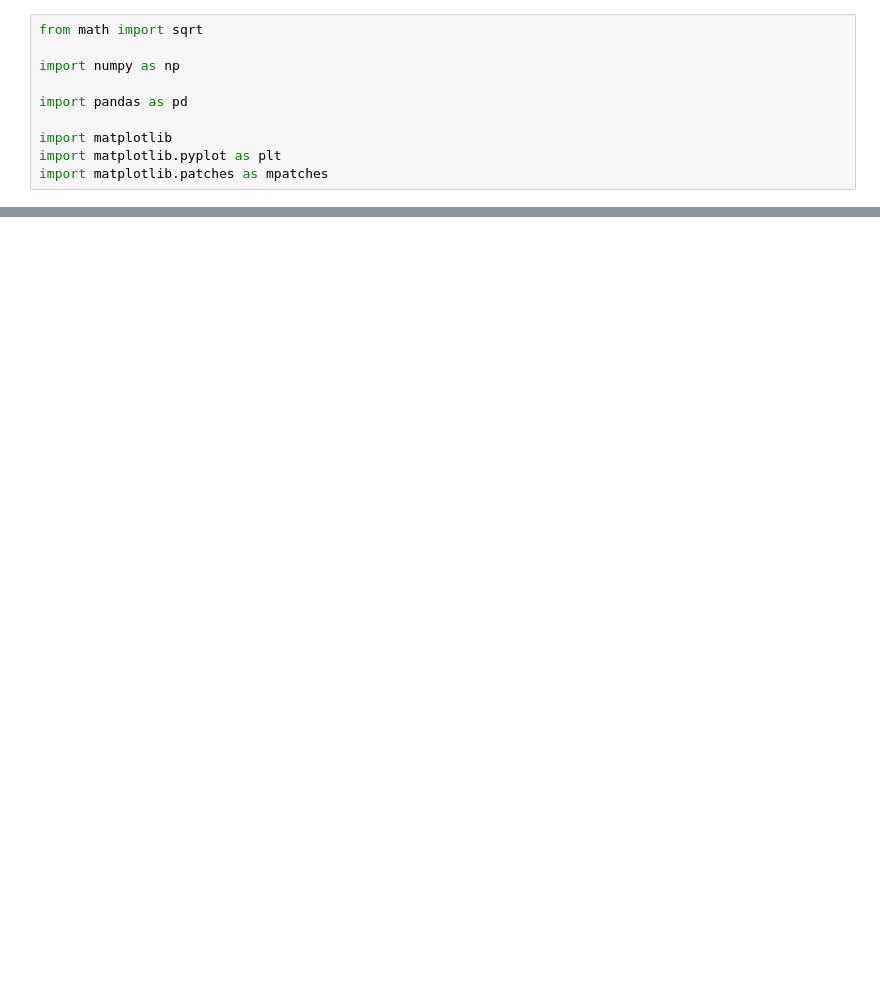
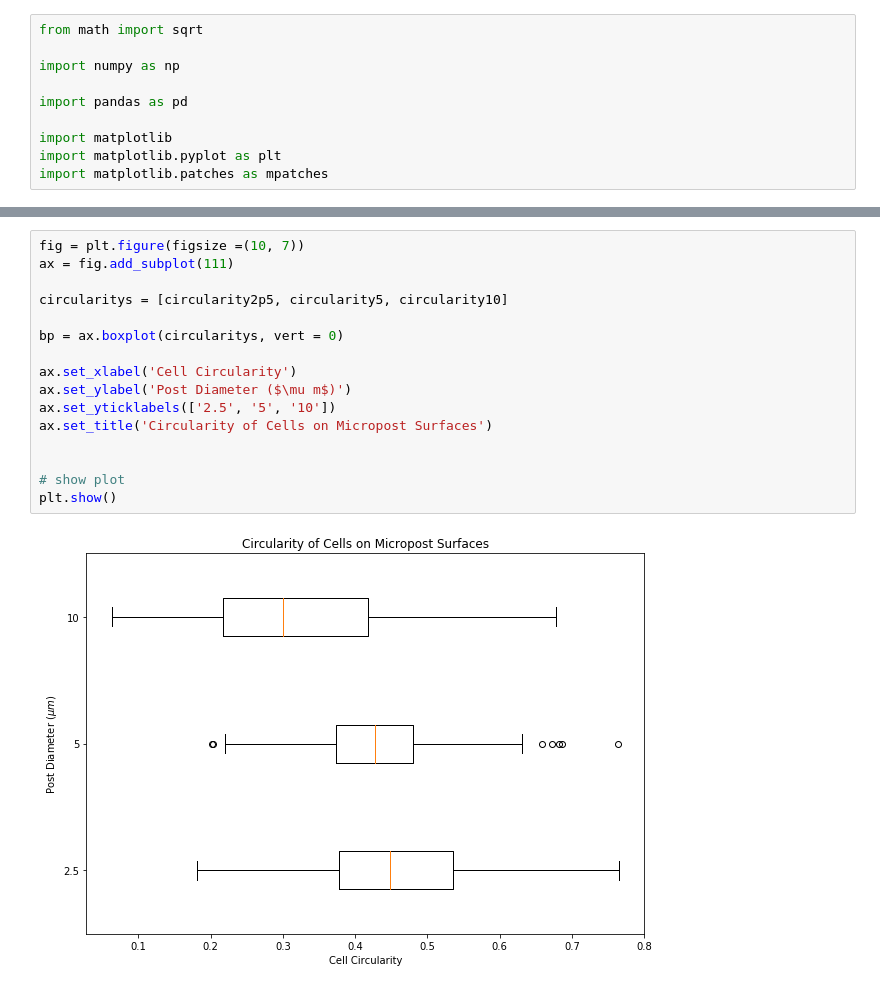
Before and after one commit to caromccue/CellML, a Jupyter notebook: notebooks/Plotting cell properties.ipynb, the cells around one changed output, grey strips where cells are left out. Saved outputs shown, nothing was run; the diff lists cells and outputs as text; blank space fills up the shorter version.

```diff
--- a/notebooks/Plotting cell properties.ipynb
+++ b/notebooks/Plotting cell properties.ipynb
@@ -73,0 +122,18 @@ plt.show()
+# %%
+fig = plt.figure(figsize =(10, 7))
+ax = fig.add_subplot(111)
+
+circularitys = [circularity2p5, circularity5, circularity10]
+
+bp = ax.boxplot(circularitys, vert = 0)
+
+ax.set_xlabel('Cell Circularity')
+ax.set_ylabel('Post Diameter ($\mu m$)')
+ax.set_yticklabels(['2.5', '5', '10'])
+ax.set_title('Circularity of Cells on Micropost Surfaces')
+
+
+# show plot
+plt.show()
+# %% [output]
+[figure, added]
```
Also changed, not shown: parts of 6 cells of this notebook, 7 other files.
